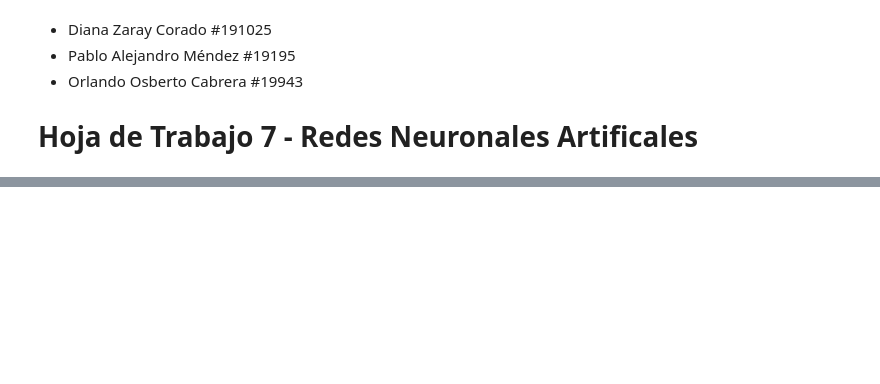
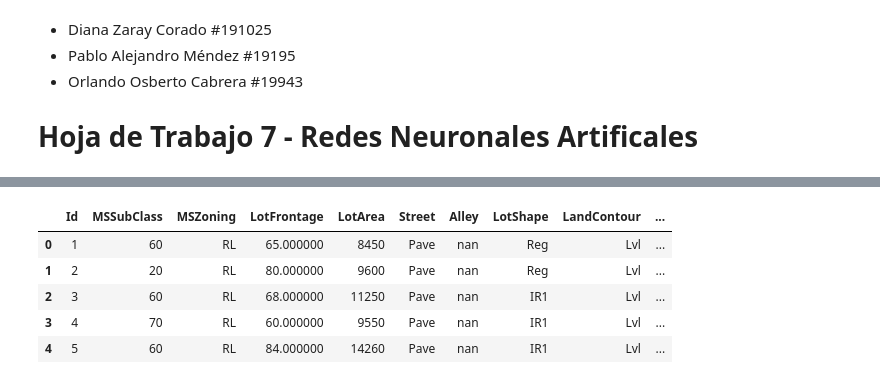
Before and after one commit to DiaZa13/data_mining, a Jupyter notebook: hoja07/neural_networks.ipynb, the cells around one changed output, grey strips where cells are left out. Cells and saved outputs as stored; diff of their text form; code cells hidden in the pictures; blank space fills up the shorter version.

```diff
--- a/hoja07/neural_networks.ipynb
+++ b/hoja07/neural_networks.ipynb
@@ -49,0 +75,15 @@ cuantitative = [
+# %%
+train = pd.read_csv("./train.csv")
+train_shape = train.shape
+
+# Resumen de los datos
+head = train.head().style.set_properties(**{'text-align': 'center'})
+display(head)
+del head
+# %% [output]
+|  | Id | MSSubClass | MSZoning | LotFrontage | LotArea | Street | Alley | LotShape | LandContour | ... |
+| 0 | 1 | 60 | RL | 65.000000 | 8450 | Pave | nan | Reg | Lvl | ... |
+| 1 | 2 | 20 | RL | 80.000000 | 9600 | Pave | nan | Reg | Lvl | ... |
+| 2 | 3 | 60 | RL | 68.000000 | 11250 | Pave | nan | IR1 | Lvl | ... |
+| 3 | 4 | 70 | RL | 60.000000 | 9550 | Pave | nan | IR1 | Lvl | ... |
+| 4 | 5 | 60 | RL | 84.000000 | 14260 | Pave | nan | IR1 | Lvl | ... |
```
Also changed, not shown: parts of 17 cells of this notebook.
